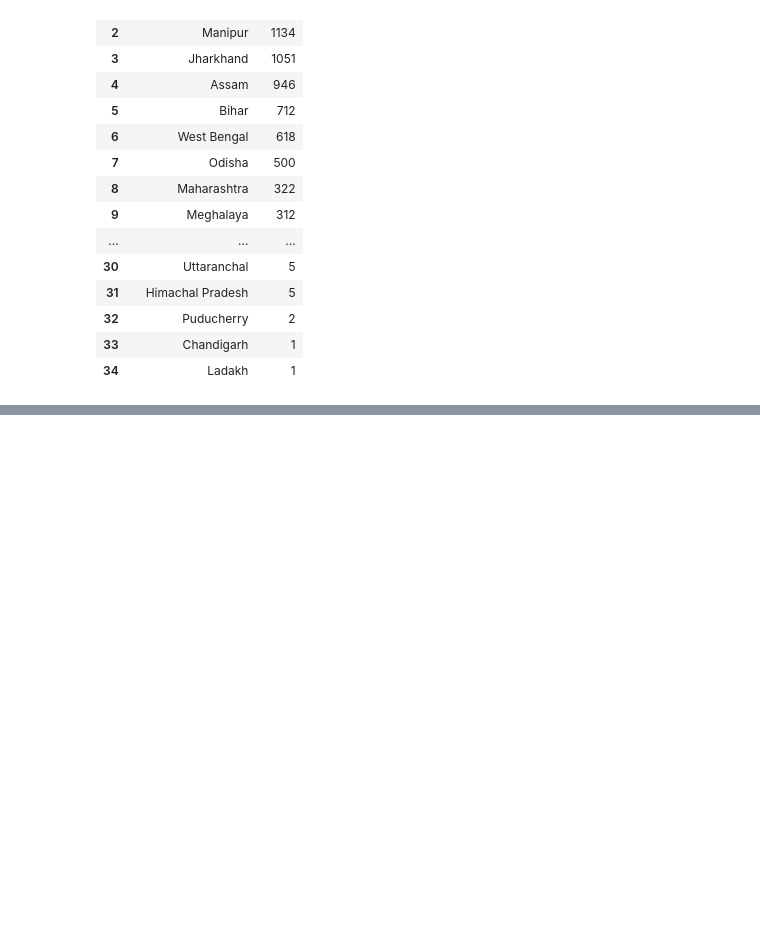
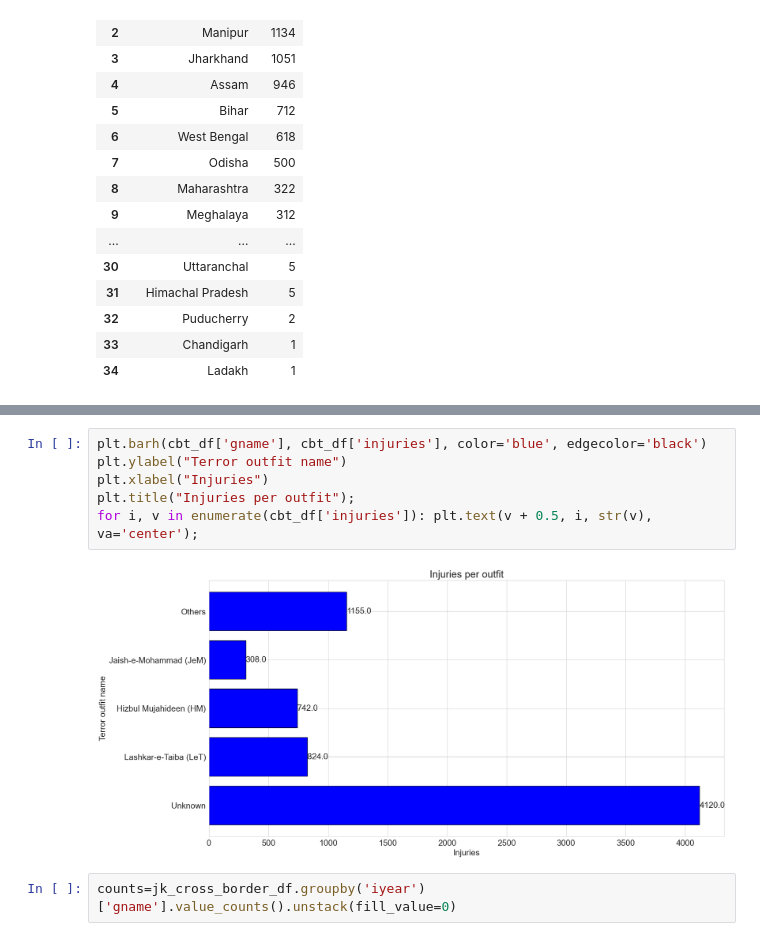
Before and after one commit to Apopheniac-exe/india-terrorism-data-analysis, a Jupyter notebook: notebooks/01_exploratory_analysis.ipynb, the cells around one changed output, grey strips where cells are left out. Drawn from its saved outputs; the diff is of its cells as text; blank space fills up the shorter version.

```diff
--- a/notebooks/01_exploratory_analysis.ipynb
+++ b/notebooks/01_exploratory_analysis.ipynb
@@ -452,0 +532,10 @@ state_df
+# %%
+plt.barh(cbt_df['gname'], cbt_df['injuries'], color='blue', edgecolor='black')
+plt.ylabel("Terror outfit name")
+plt.xlabel("Injuries")
+plt.title("Injuries per outfit");
+for i, v in enumerate(cbt_df['injuries']): plt.text(v + 0.5, i, str(v), va='center');
+# %% [output]
+[figure, added]
+# %%
+counts=jk_cross_border_df.groupby('iyear')['gname'].value_counts().unstack(fill_value=0)
```
Also changed, not shown: parts of 49 cells of this notebook, 16 other files.
